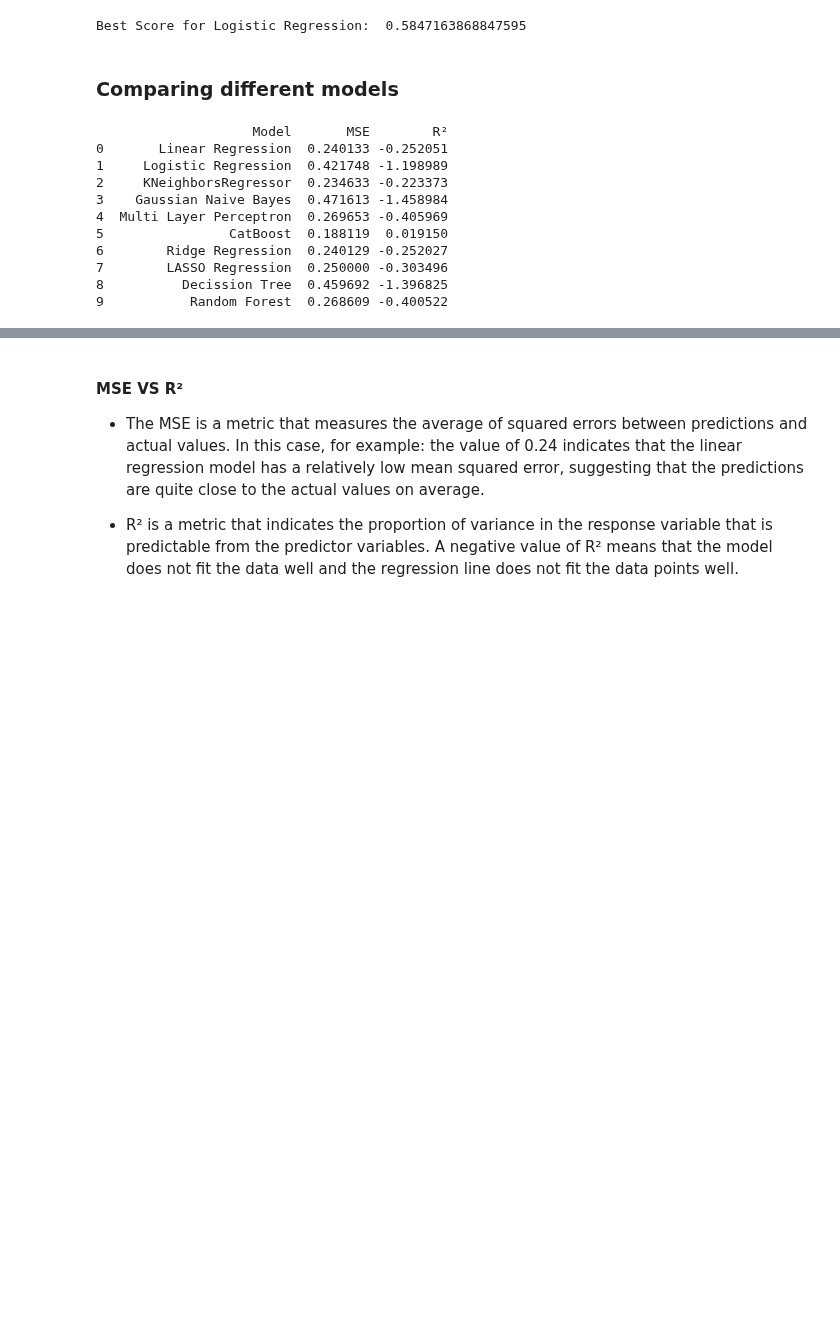
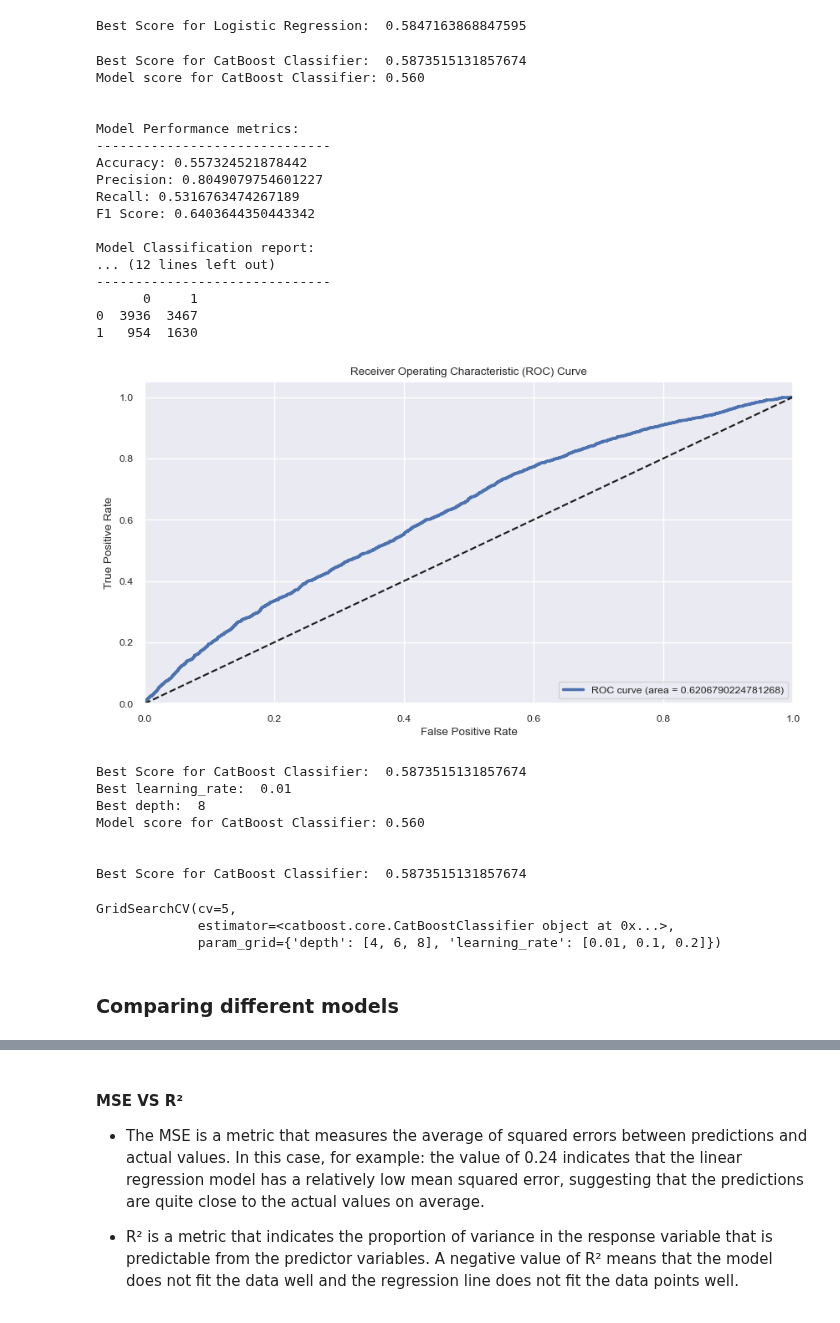
Before and after one commit to tutecode/credit-risk-analysis, a Jupyter notebook: src/notebooks/model_ml_model_dev_v0.ipynb, the cells around one changed output, grey strips where cells are left out. Drawn from its saved outputs; the diff is of its cells as text; code cells hidden in the pictures; blank space fills up the shorter version.

Commit message:
added catboost model as function

```diff
--- a/src/notebooks/model_ml_model_dev_v0.ipynb
+++ b/src/notebooks/model_ml_model_dev_v0.ipynb
@@ -115,20 +115,40 @@ Model Classification report:
 1  1024  1560
 [figure]
 Best Score for Logistic Regression:  0.5847163868847595
+# %%
+reload(preprocessing)
+preprocessing.model_catboost_classifier(app_enc)
+# %% [output]
+Best Score for CatBoost Classifier:  0.5873515131857674
+Model score for CatBoost Classifier: 0.560
+
+
+Model Performance metrics:
+------------------------------
+Accuracy: 0.557324521878442
+Precision: 0.8049079754601227
+Recall: 0.5316763474267189
+F1 Score: 0.6403644350443342
+
+Model Classification report:
+... (12 lines left out)
+------------------------------
+      0     1
+0  3936  3467
+1   954  1630
+[figure, added]
+Best Score for CatBoost Classifier:  0.5873515131857674
+Best learning_rate:  0.01
+Best depth:  8
+Model score for CatBoost Classifier: 0.560
+
+
+Best Score for CatBoost Classifier:  0.5873515131857674
+GridSearchCV(cv=5,
+             estimator=<catboost.core.CatBoostClassifier object at 0x...>,
+             param_grid={'depth': [4, 6, 8], 'learning_rate': [0.01, 0.1, 0.2]})
 # %% [markdown]
 ### Comparing different models
 # %%
-reload(preprocessing)
-preprocessing.basic_models(app_enc)
+# reload(preprocessing)
+# preprocessing.basic_models(app_enc)
-# %% [output]
-                    Model       MSE        R²
-0       Linear Regression  0.240133 -0.252051
-1     Logistic Regression  0.421748 -1.198989
-2     KNeighborsRegressor  0.234633 -0.223373
-3    Gaussian Naive Bayes  0.471613 -1.458984
-4  Multi Layer Perceptron  0.269653 -0.405969
-5                CatBoost  0.188119  0.019150
-6        Ridge Regression  0.240129 -0.252027
-7        LASSO Regression  0.250000 -0.303496
-8          Decission Tree  0.459692 -1.396825
-9           Random Forest  0.268609 -0.400522
```
Also changed, not shown: parts of 1 cell of this notebook, 1 other file.
